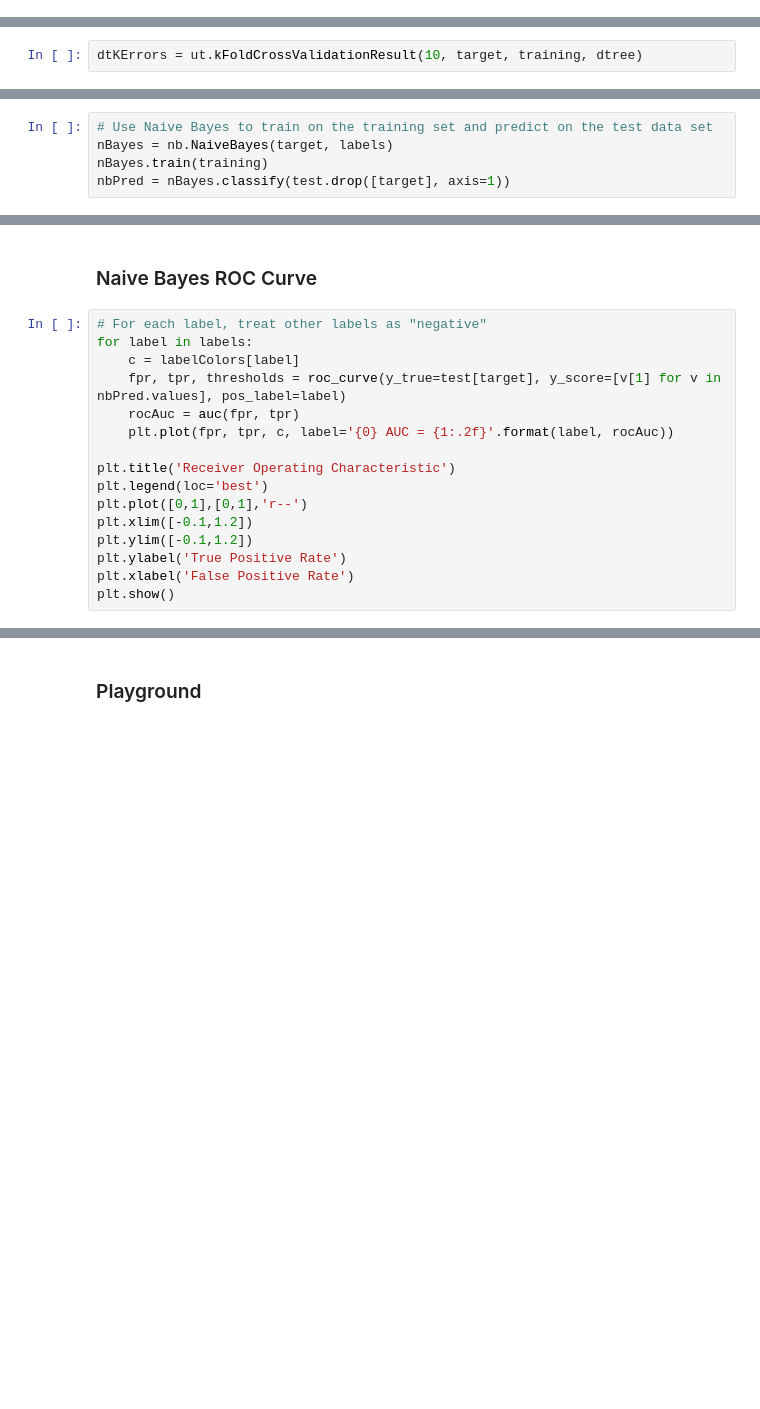
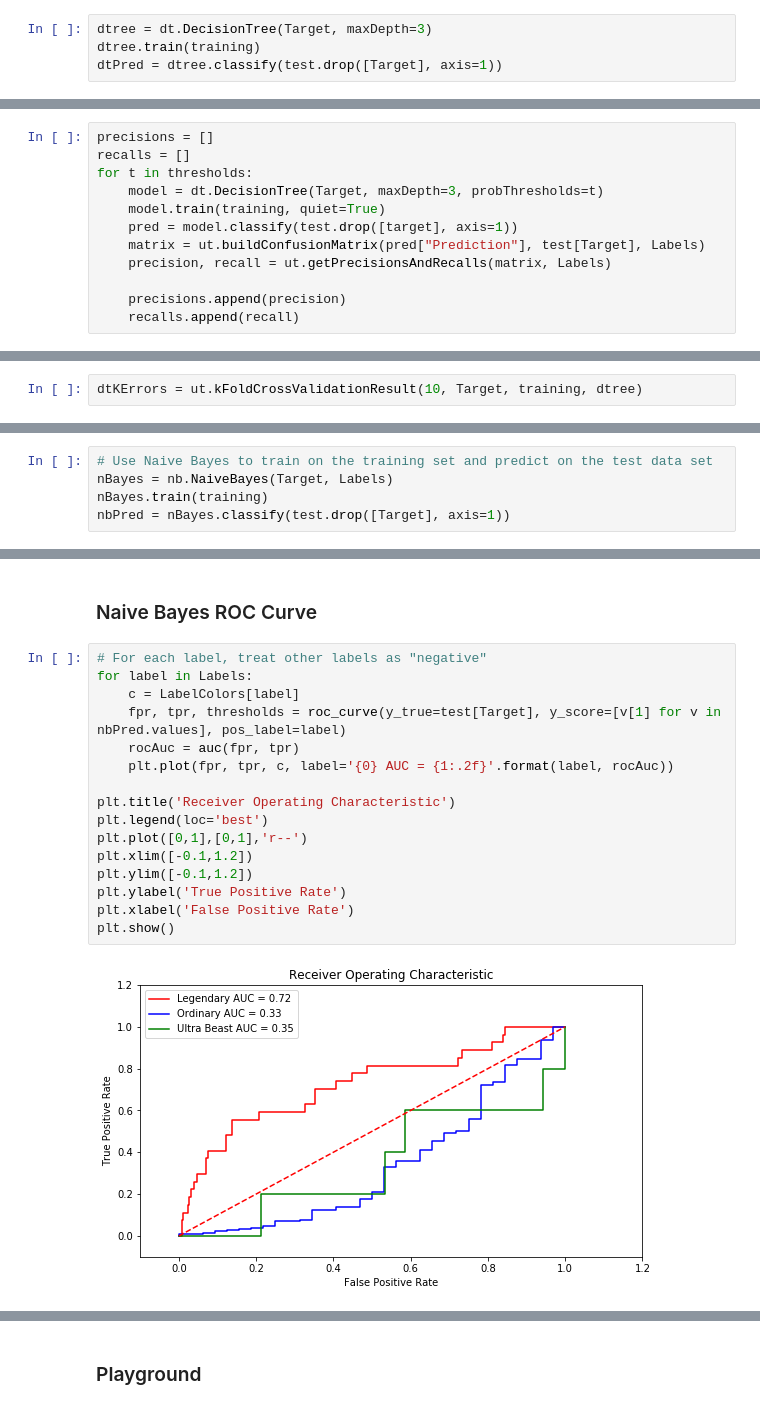
Before and after one commit to pandabytes/PokemonDatamining, a Jupyter notebook: predictors/Pokemon.ipynb, the cells around one changed output, grey strips where cells are left out. Cells and saved outputs as stored; diff of their text form; blank space fills up the shorter version.

```diff
--- a/predictors/Pokemon.ipynb
+++ b/predictors/Pokemon.ipynb
@@ -323,0 +223,4 @@ plt.show()
+# %%
+dtree = dt.DecisionTree(Target, maxDepth=3)
+dtree.train(training)
+dtPred = dtree.classify(test.drop([Target], axis=1))
@@ -323,0 +236,12 @@ plt.show()
+# %%
+precisions = []
+recalls = []
+for t in thresholds:
+    model = dt.DecisionTree(Target, maxDepth=3, probThresholds=t)
+    model.train(training, quiet=True)
+    pred = model.classify(test.drop([target], axis=1))
+    matrix = ut.buildConfusionMatrix(pred["Prediction"], test[Target], Labels)
+    precision, recall = ut.getPrecisionsAndRecalls(matrix, Labels)
+
+    precisions.append(precision)
+    recalls.append(recall)
@@ -326,2 +280,2 @@ plt.show()
 # %%
-dtKErrors = ut.kFoldCrossValidationResult(10, target, training, dtree)
+dtKErrors = ut.kFoldCrossValidationResult(10, Target, training, dtree)
@@ -375,6 +327,6 @@ plt.show()
 ## Naive Bayes
 # %%
 # Use Naive Bayes to train on the training set and predict on the test data set
-nBayes = nb.NaiveBayes(target, labels)
+nBayes = nb.NaiveBayes(Target, Labels)
 nBayes.train(training)
-nbPred = nBayes.classify(test.drop([target], axis=1))
+nbPred = nBayes.classify(test.drop([Target], axis=1))
@@ -392,17 +354,19 @@ nbMatrix
 ### Naive Bayes ROC Curve
 # %%
 # For each label, treat other labels as "negative"
-for label in labels:
-    c = labelColors[label]
-    fpr, tpr, thresholds = roc_curve(y_true=test[target], y_score=[v[1] for v in nbPred.values], pos_label=label)
+for label in Labels:
+    c = LabelColors[label]
+    fpr, tpr, thresholds = roc_curve(y_true=test[Target], y_score=[v[1] for v in nbPred.values], pos_label=label)
     rocAuc = auc(fpr, tpr)
     plt.plot(fpr, tpr, c, label='{0} AUC = {1:.2f}'.format(label, rocAuc))
 
 plt.title('Receiver Operating Characteristic')
 plt.legend(loc='best')
 plt.plot([0,1],[0,1],'r--')
 plt.xlim([-0.1,1.2])
 plt.ylim([-0.1,1.2])
 plt.ylabel('True Positive Rate')
 plt.xlabel('False Positive Rate')
 plt.show()
+# %% [output]
+[figure, added]
```
Also changed, not shown: parts of 48 cells of this notebook, 3 other files.
